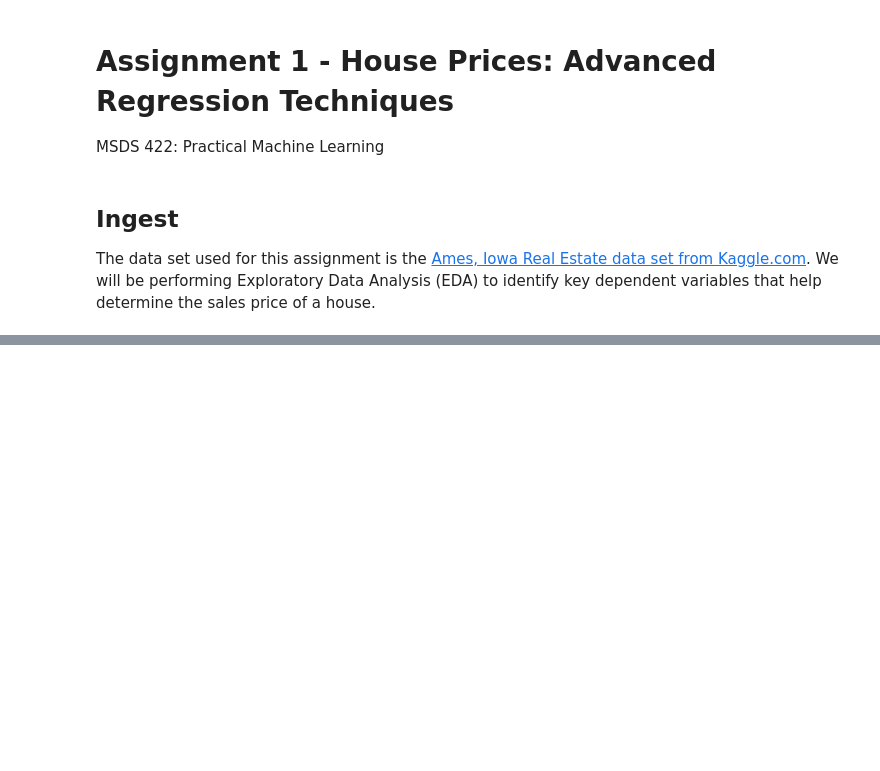
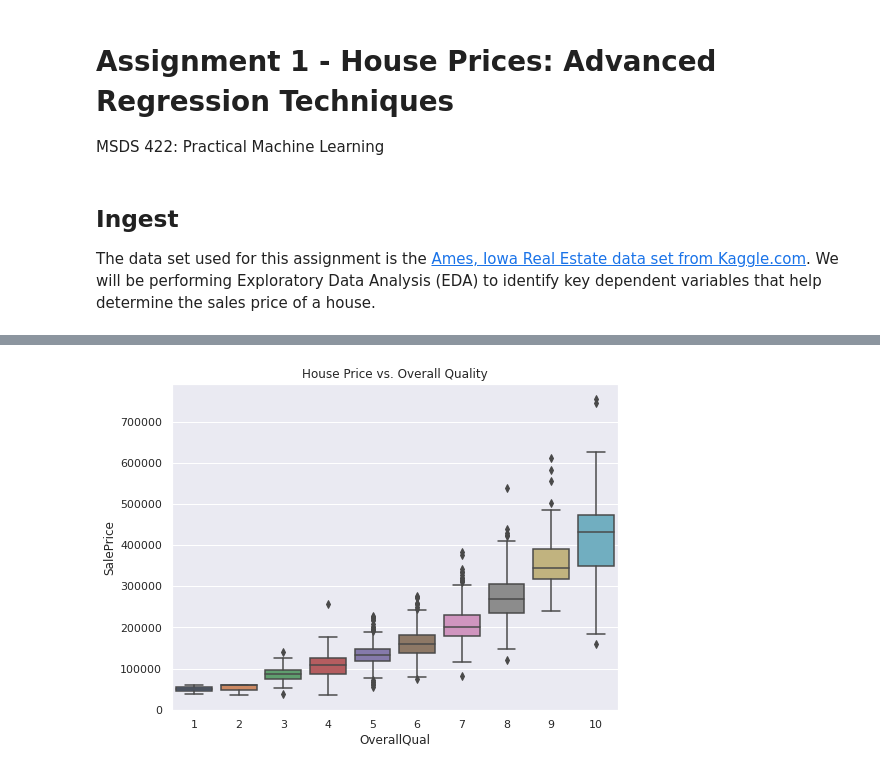
Before and after one commit to DrakeData/House_Price_EDA, a Jupyter notebook: MSDS422_Assignment1_Colab.ipynb, the cells around one changed output, grey strips where cells are left out. Cells and saved outputs as stored; diff of their text form; code cells hidden in the pictures; blank space fills up the shorter version.

```diff
--- a/MSDS422_Assignment1_Colab.ipynb
+++ b/MSDS422_Assignment1_Colab.ipynb
@@ -31,0 +254,8 @@ df_test = pd.read_csv(test_path)
+# %%
+# OverallQual and SalePrice
+sns.set_style('darkgrid')
+plt.figure(figsize=(8, 6))
+sns.boxplot(x='OverallQual', y='SalePrice', data=df_train)
+title = plt.title('House Price vs. Overall Quality')
+# %% [output]
+[figure, added]
```
Also changed, not shown: parts of 50 cells of this notebook.
